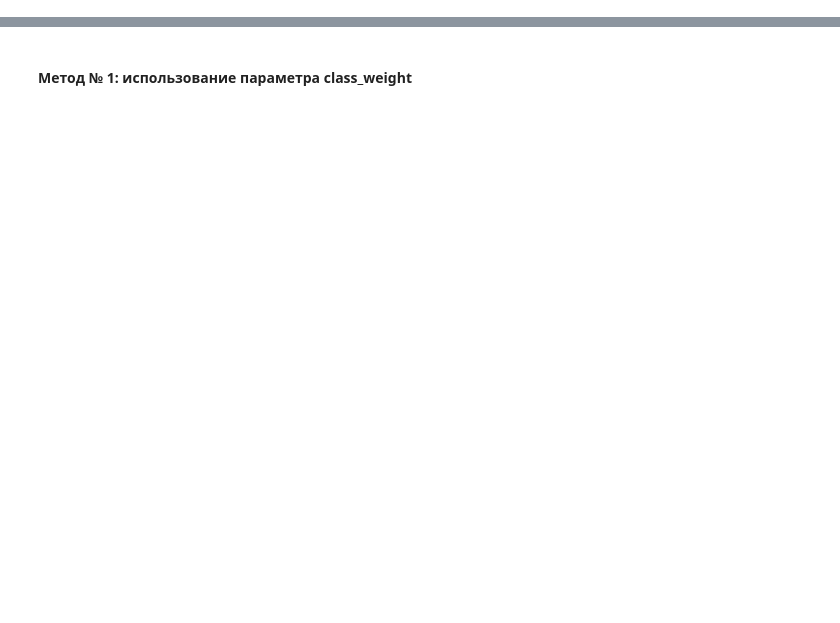
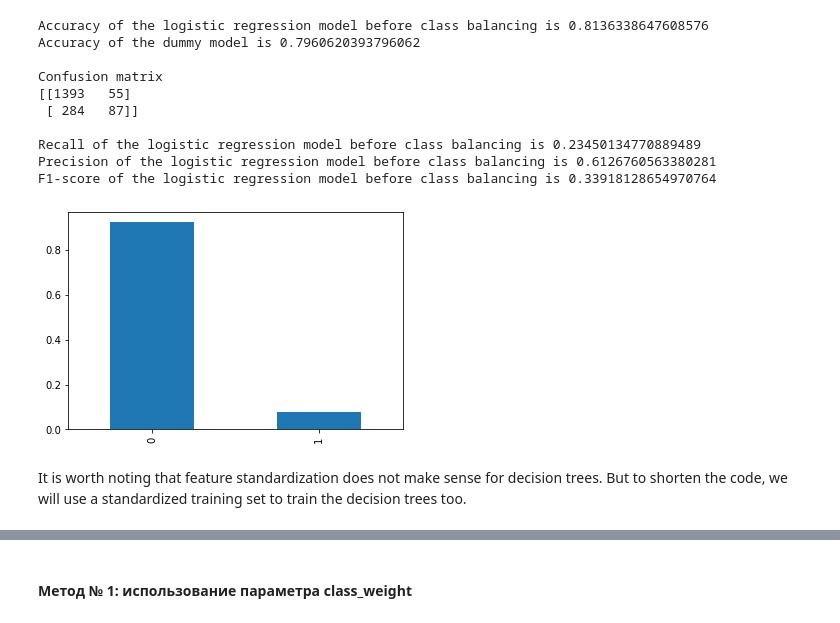
Before and after one commit to radio-raheem/my-projects, a Jupyter notebook: clients_churn/clients_churn_git.ipynb, the cells around one changed output, grey strips where cells are left out. Cells and saved outputs as stored; diff of their text form; code cells hidden in the pictures; blank space fills up the shorter version.

```diff
--- a/clients_churn/clients_churn_git.ipynb
+++ b/clients_churn/clients_churn_git.ipynb
@@ -478,0 +53,20 @@ F1-мера составила 0,58
+# %%
+# Import all required libraries and modules.
+import pandas as pd
+import numpy as np
+import matplotlib.pyplot as plt
+from IPython.display import display
+from sklearn.model_selection import train_test_split
+from sklearn.preprocessing import StandardScaler
+from sklearn.tree import DecisionTreeClassifier
+from sklearn.ensemble import RandomForestClassifier
+from sklearn.dummy import DummyRegressor
+from sklearn.dummy import DummyClassifier
+from sklearn.metrics import accuracy_score, recall_score, precision_score
+from sklearn.metrics import f1_score, confusion_matrix, roc_auc_score, roc_curve
+from sklearn.linear_model import LogisticRegression
+from sklearn.utils import shuffle
+
+# Read the data.
+data = pd.read_csv('Churn.csv', index_col=0)
+display(data.head(5))
@@ -478,0 +272,46 @@ F1-мера составила 0,58
+# %%
+# Train different models without class imbalance
+# Let's start with logistic regression.
+model_lr = LogisticRegression(random_state=12345, solver='liblinear')
+model_lr.fit(features_train, target_train)
+predicted_valid = pd.Series(model_lr.predict(features_valid))
+predicted_valid.value_counts(normalize=True).plot(kind='bar')
+# Calculate the value of accuracy.
+accuracy_valid =  accuracy_score(target_valid, predicted_valid)
+print('Accuracy of the logistic regression model' +
+      ' before class balancing is', accuracy_valid)
+# Check the model for sanity. Let's create a constant model.
+dummy_regr = DummyRegressor(strategy="constant", constant=0)
+dummy_regr.fit(features, target)
+target_pred_constant = pd.Series(dummy_regr.predict(features))
+print('Accuracy of the dummy model is',
+      accuracy_score(target, target_pred_constant))
+print()
+# Calculate the main metrics.
+print('Confusion matrix')
+print(confusion_matrix(target_valid, predicted_valid))
+print()
+print('Recall of the logistic regression model' +
+      ' before class balancing is',
+      recall_score(target_valid, predicted_valid))
+print('Precision of the logistic regression model' +
+      ' before class balancing is',
+      precision_score(target_valid, predicted_valid))
+print('F1-score of the logistic regression model' +
+      ' before class balancing is',
+      f1_score(target_valid, predicted_valid))
+print()
+# %% [output]
+Accuracy of the logistic regression model before class balancing is 0.8136338647608576
+Accuracy of the dummy model is 0.7960620393796062
+
+Confusion matrix
+[[1393   55]
+ [ 284   87]]
+
+Recall of the logistic regression model before class balancing is 0.23450134770889489
+Precision of the logistic regression model before class balancing is 0.6126760563380281
+F1-score of the logistic regression model before class balancing is 0.33918128654970764
+[figure, added]
+# %% [markdown]
+It is worth noting that feature standardization does not make sense for decision trees. But to shorten the code, we will use a standardized training set to train the decision trees too.
```
Also changed, not shown: parts of 125 cells of this notebook.
